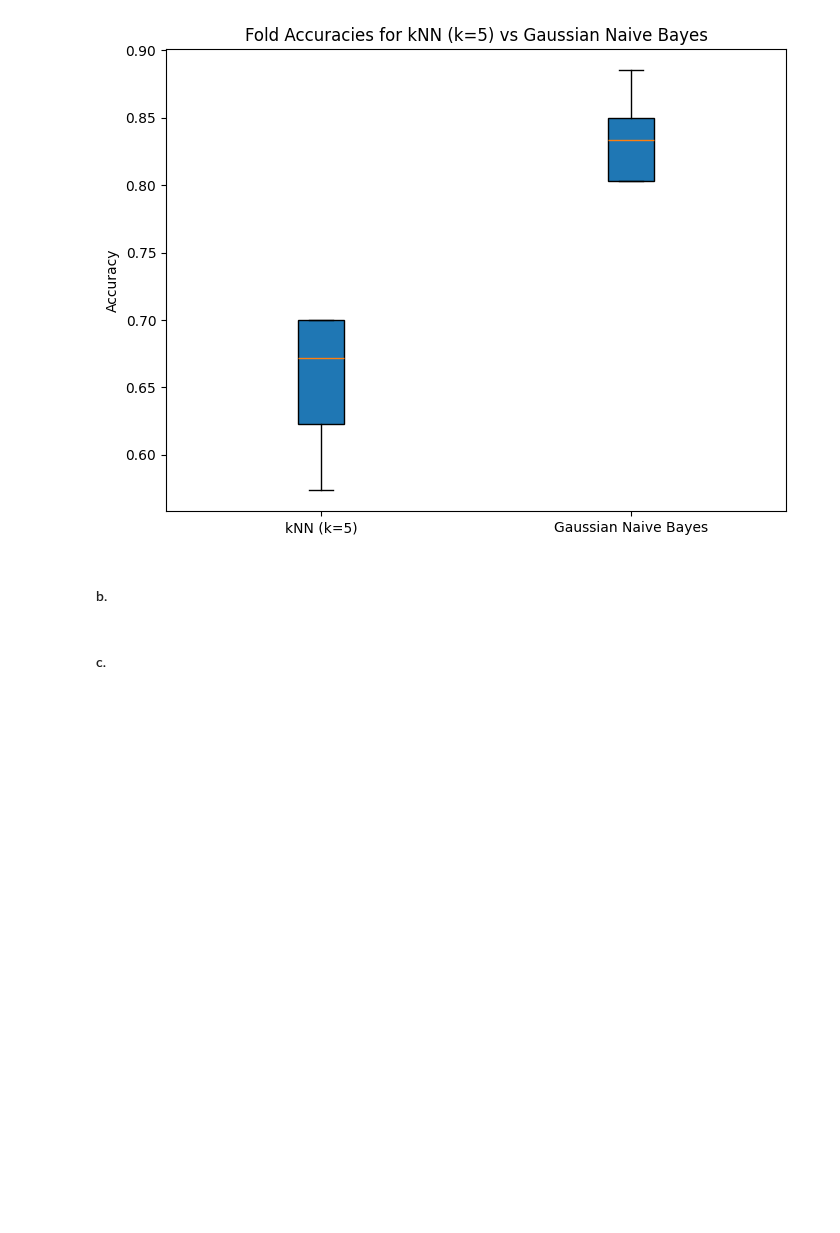
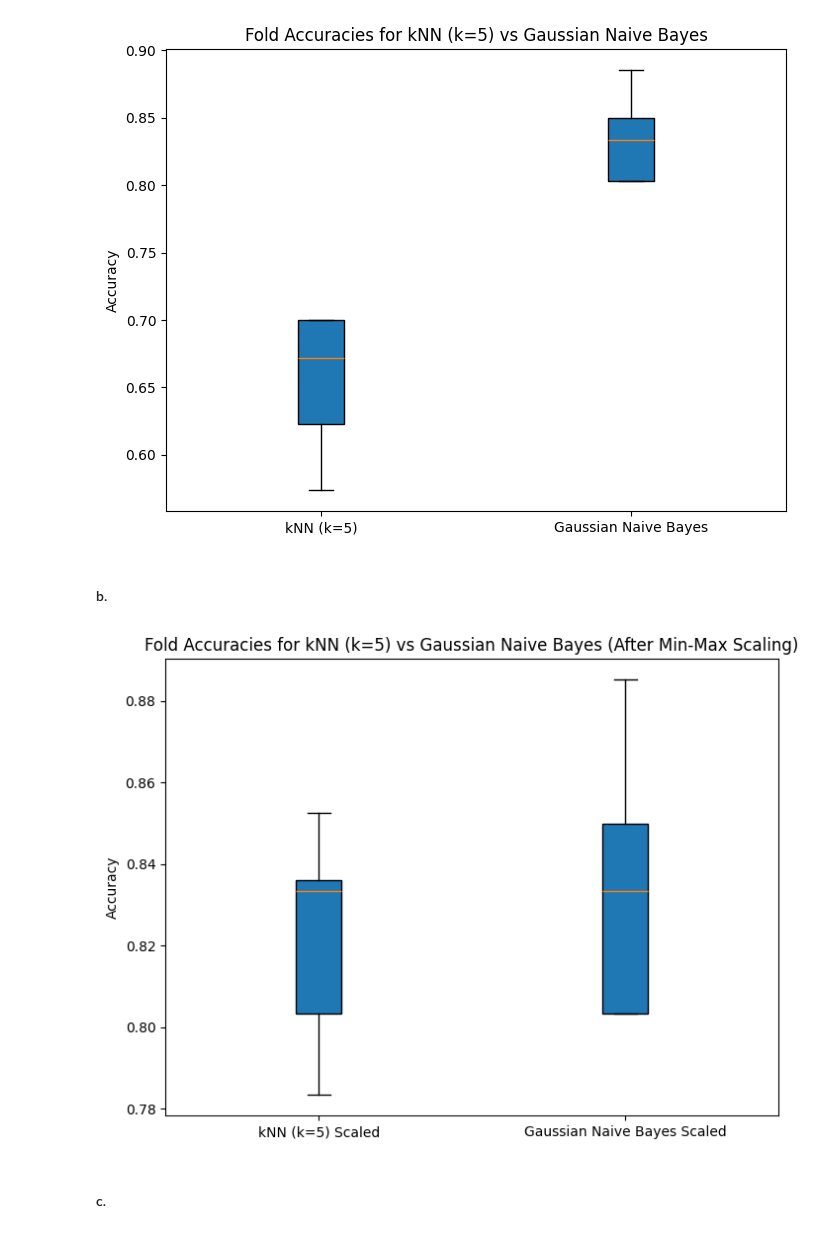
Before and after one commit to leocfig/Apren-24-25, a Jupyter notebook: HW2/G041.ipynb, the cells around one changed output. Cells and saved outputs as stored; diff of their text form; code cells hidden in the pictures; blank space fills up the shorter version.

```diff
--- a/HW2/G041.ipynb
+++ b/HW2/G041.ipynb
@@ -49,6 +45,47 @@ plt.show()
 [figure]
 # %% [markdown]
 #### b.
+# %%
+from sklearn.model_selection import StratifiedKFold, cross_val_score
+from sklearn.naive_bayes import GaussianNB
+from sklearn.neighbors import KNeighborsClassifier
+
+import pandas as pd
+import matplotlib.pyplot as plt
+from sklearn.preprocessing import MinMaxScaler
+
+# Loading the dataset
+df = pd.read_csv('heart-disease.csv')
+
+# Separating features from target
+X = df.drop(columns='target')
+y = df['target']
+
+# Initialize stratified 5-fold cross-validation with shuffling
+folds = StratifiedKFold(n_splits=5, shuffle=True, random_state=0)
+
+# Initialize k-Nearest Neighbors classifier with k=5 neighbors
+knn = KNeighborsClassifier(n_neighbors=5)
+
+# Gaussian Naïve Bayes model
+nb = GaussianNB()
+
+# Min-Max scaling
+scaler = MinMaxScaler()
+X_scaled = scaler.fit_transform(X)
+
+# Cross-validation with scaled data for kNN and Naive Bayes
+knn_scores_scaled = cross_val_score(knn, X_scaled, y, cv=folds, scoring='accuracy')
+nb_scores_scaled = cross_val_score(nb, X_scaled, y, cv=folds, scoring='accuracy')
+
+# Plotting the new boxplots after Min-Max Scaling
+plt.figure(figsize=(8, 6))
+plt.boxplot([knn_scores_scaled, nb_scores_scaled], labels=['kNN (k=5) Scaled', 'Gaussian Naive Bayes Scaled'], patch_artist=True)
+plt.title('Fold Accuracies for kNN (k=5) vs Gaussian Naive Bayes (After Min-Max Scaling)')
+plt.ylabel('Accuracy')
+plt.show()
+# %% [output]
+[figure, added]
 # %% [markdown]
 #### c.
 # %% [markdown]
```
Also changed, not shown: parts of 2 cells of this notebook.
